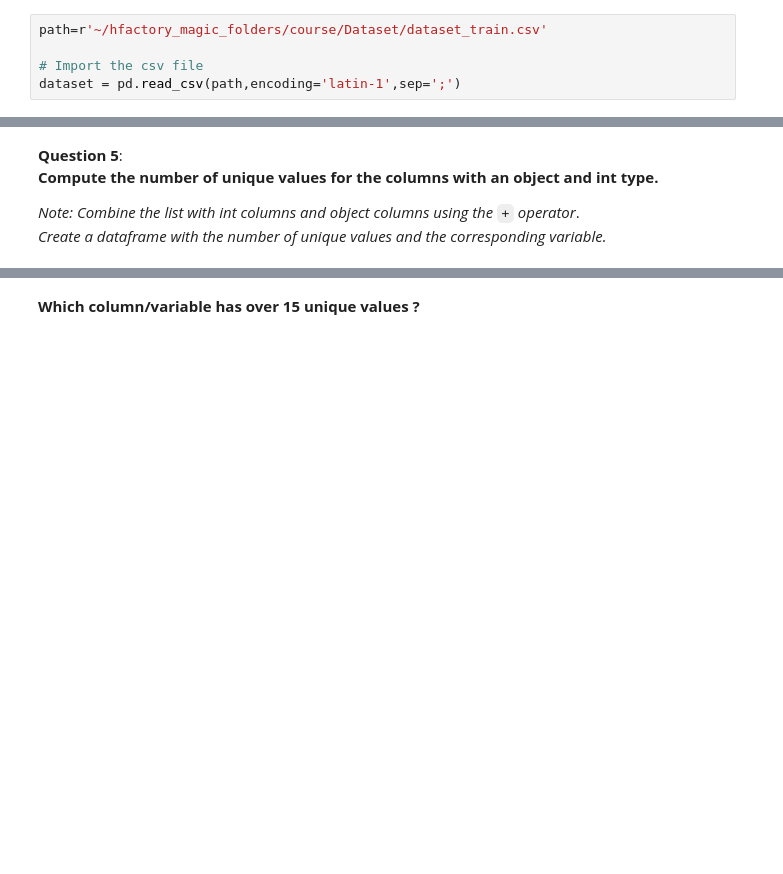
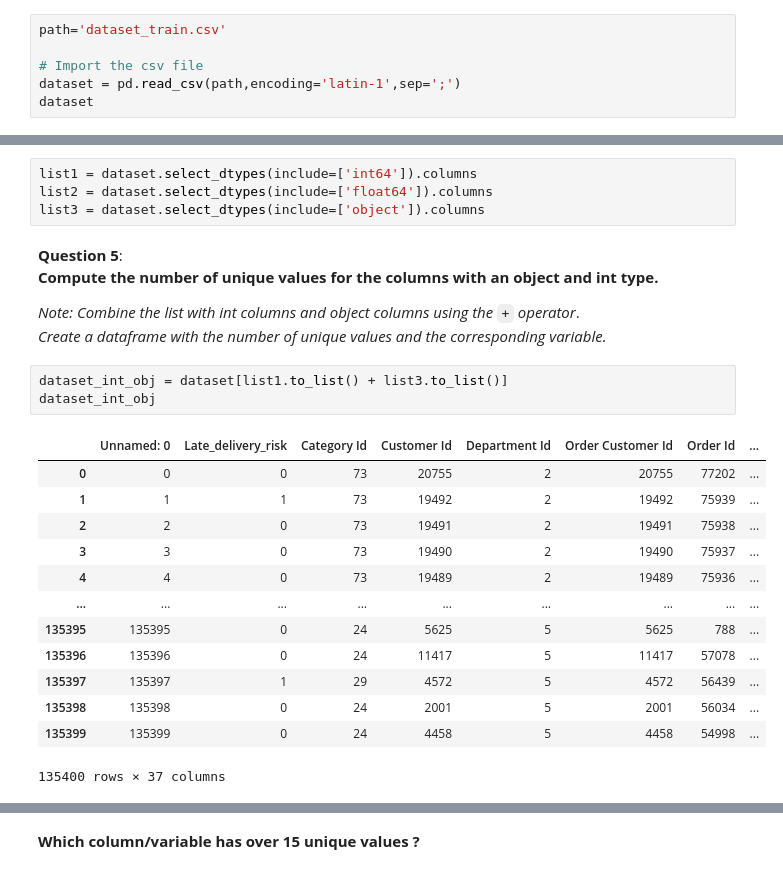
Before and after one commit to IonPanteleiciuc/bootcamp, a Jupyter notebook: Data_clean.ipynb, the cells around one changed output, grey strips where cells are left out. Cells and saved outputs as stored; diff of their text form; blank space fills up the shorter version.

Commit message:
Add clean dataset for train

```diff
--- a/Data_clean.ipynb
+++ b/Data_clean.ipynb
@@ -39,7 +39,8 @@ pd.set_option('display.max_columns', None) #Show all columns
 # %% [markdown]
 Then, let's import the dataset `dataset_train.csv` using pandas.
 # %%
-path=r'~/hfactory_magic_folders/course/Dataset/dataset_train.csv'
+path='dataset_train.csv'
 
 # Import the csv file
 dataset = pd.read_csv(path,encoding='latin-1',sep=';')
+dataset
@@ -64,9 +139,30 @@ dataset = pd.read_csv(path,encoding='latin-1',sep=';')
 
 *Note: You can use pandas' `.select_dtypes()` function to get columns with a specific dtype.* <br>
 *Create a list from a Pandas Dataframe/series with `.to_list()`*
+# %%
+list1 = dataset.select_dtypes(include=['int64']).columns
+list2 = dataset.select_dtypes(include=['float64']).columns
+list3 = dataset.select_dtypes(include=['object']).columns
 # %% [markdown]
 **Question 5**: <br>
 **Compute the number of unique values for the columns with an object and int type.** <br>
 
 *Note: Combine the list with int columns and object columns using the `+` operator*. <br>
 *Create a dataframe with the number of unique values and the corresponding variable.*
+# %%
+dataset_int_obj = dataset[list1.to_list() + list3.to_list()]
+dataset_int_obj
+# %% [output]
+|  | Unnamed: 0 | Late_delivery_risk | Category Id | Customer Id | Department Id | Order Customer Id | Order Id | ... |
+| 0 | 0 | 0 | 73 | 20755 | 2 | 20755 | 77202 | ... |
+| 1 | 1 | 1 | 73 | 19492 | 2 | 19492 | 75939 | ... |
+| 2 | 2 | 0 | 73 | 19491 | 2 | 19491 | 75938 | ... |
+| 3 | 3 | 0 | 73 | 19490 | 2 | 19490 | 75937 | ... |
+| 4 | 4 | 0 | 73 | 19489 | 2 | 19489 | 75936 | ... |
+| ... | ... | ... | ... | ... | ... | ... | ... | ... |
+| 135395 | 135395 | 0 | 24 | 5625 | 5 | 5625 | 788 | ... |
+| 135396 | 135396 | 0 | 24 | 11417 | 5 | 11417 | 57078 | ... |
+| 135397 | 135397 | 1 | 29 | 4572 | 5 | 4572 | 56439 | ... |
+| 135398 | 135398 | 0 | 24 | 2001 | 5 | 2001 | 56034 | ... |
+| 135399 | 135399 | 0 | 24 | 4458 | 5 | 4458 | 54998 | ... |
+135400 rows × 37 columns
```
Also changed, not shown: parts of 15 cells of this notebook, 1 other file.
